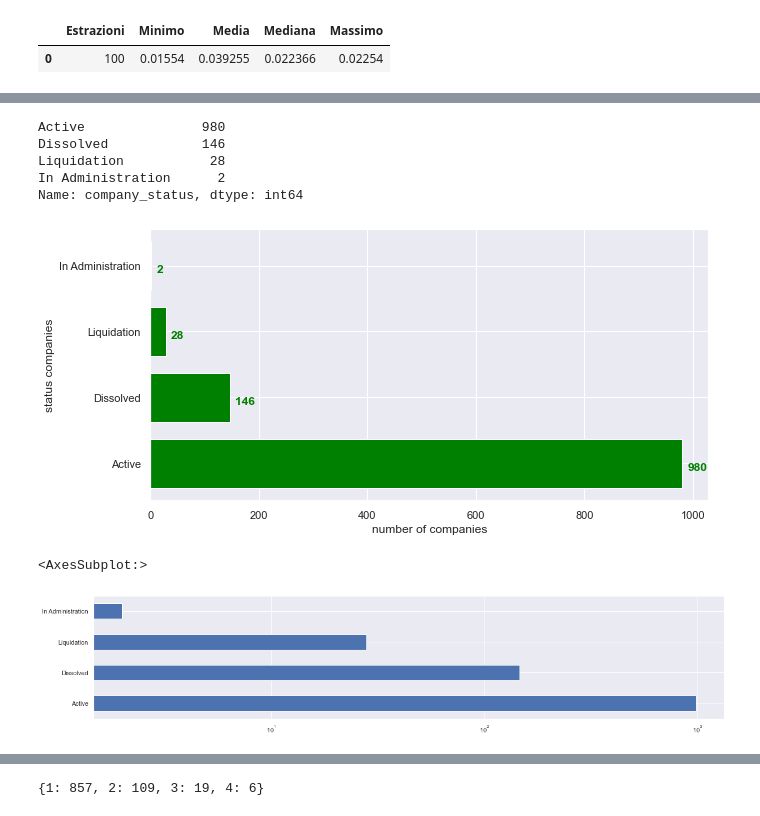
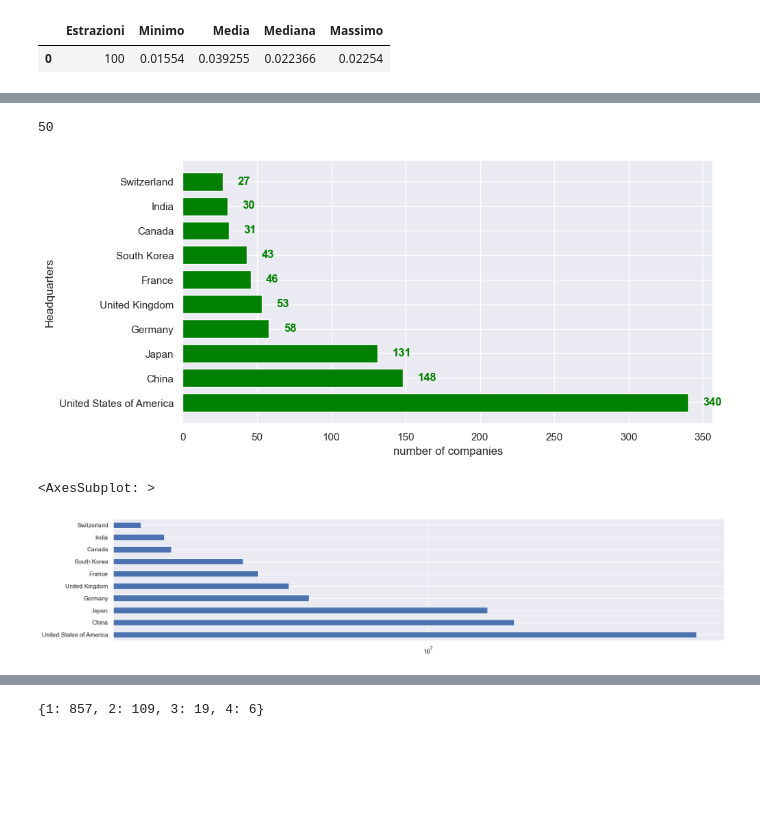
Before and after one commit to dedo99/Homework5, a Jupyter notebook: stats/globaldata_stats.ipynb, the cells around one changed output, grey strips where cells are left out. Drawn from its saved outputs; the diff is of its cells as text; code cells hidden in the pictures; blank space fills up the shorter version.

```diff
--- a/stats/globaldata_stats.ipynb
+++ b/stats/globaldata_stats.ipynb
@@ -90,38 +87,34 @@ ax1.plot(df.head(9).index, pd.to_numeric(df.head(10)[~df['number_of_employees'].
 # %%
 #status
-print(df['company_status'].value_counts())
-status = df['company_status'].value_counts()
+print(df['headquarters'].value_counts().count())
+status = df['headquarters'].value_counts().head(10)
 type(status)
 keys = status.index
 values = status.values
 
 #graph with mathplotlib
 # plt.figure(figsize=(10, 4))
 fig, ax = plt.subplots()
 width = 0.75
 fig.set_size_inches(10, 5)
 ind = np.arange(len(values))
 ax.barh(keys, values, width, color = "green")
 
 for i, v in enumerate(values):
     ax.text(v + 10, i - 0.1 , str(v),
             color = 'green', fontweight = 'bold')
 plt.xlabel("number of companies")
-plt.ylabel("status companies")
+plt.ylabel("Headquarters")
 plt.show()
 
 #graph with seaborn with scale semilog on axis of x
 plt.figure(figsize=(20,4))
 plt.semilogx()
 status.plot(kind='barh')
 # %% [output]
-Active               980
-Dissolved            146
-Liquidation           28
-In Administration      2
-Name: company_status, dtype: int64
+50
-[figure, old version]
+[figure, new version]
-<AxesSubplot:>
+<AxesSubplot: >
-[figure, old version]
+[figure, new version]
 # %%
 #type
```
Also changed, not shown: parts of 4 cells of this notebook.
